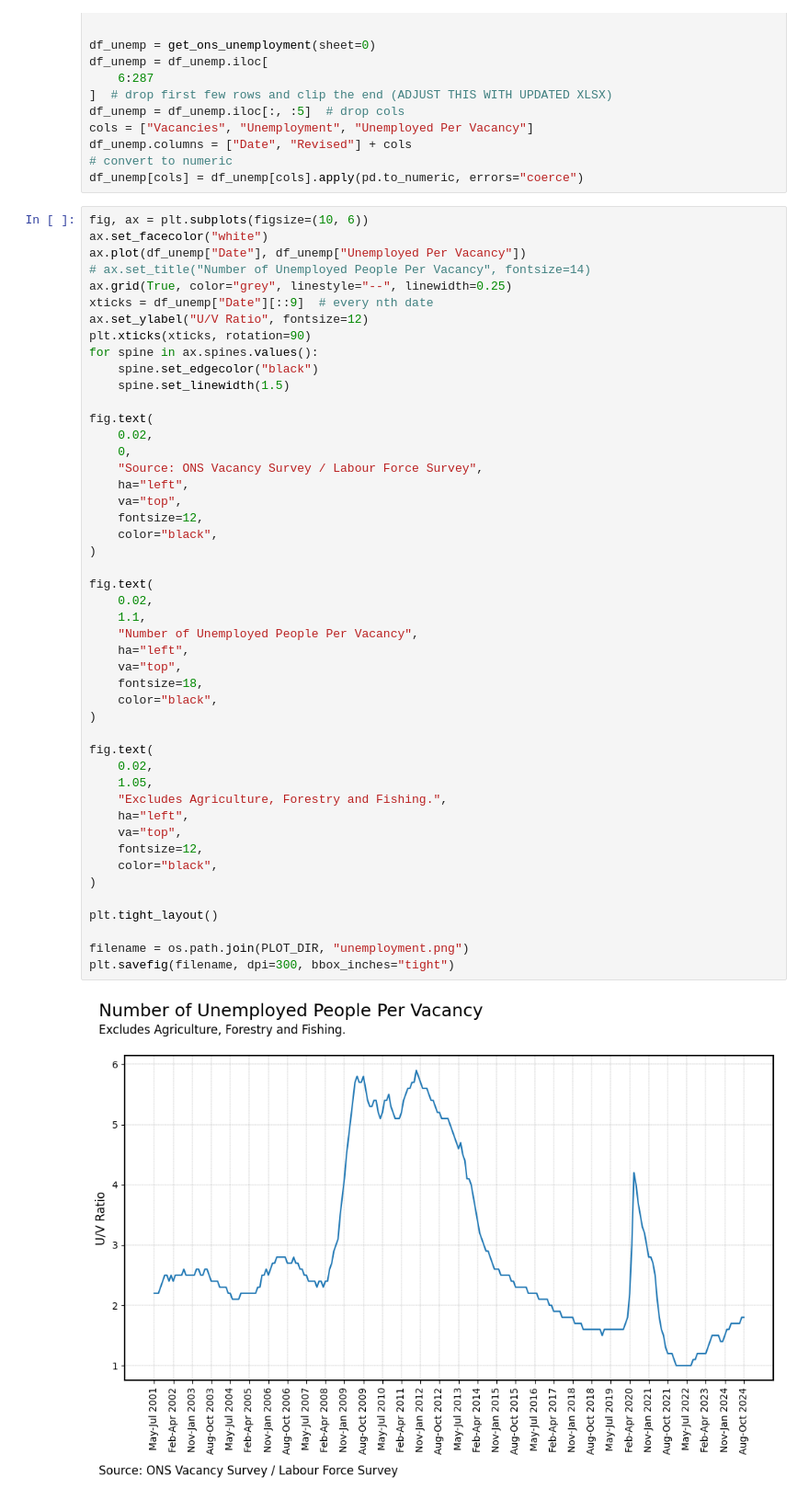
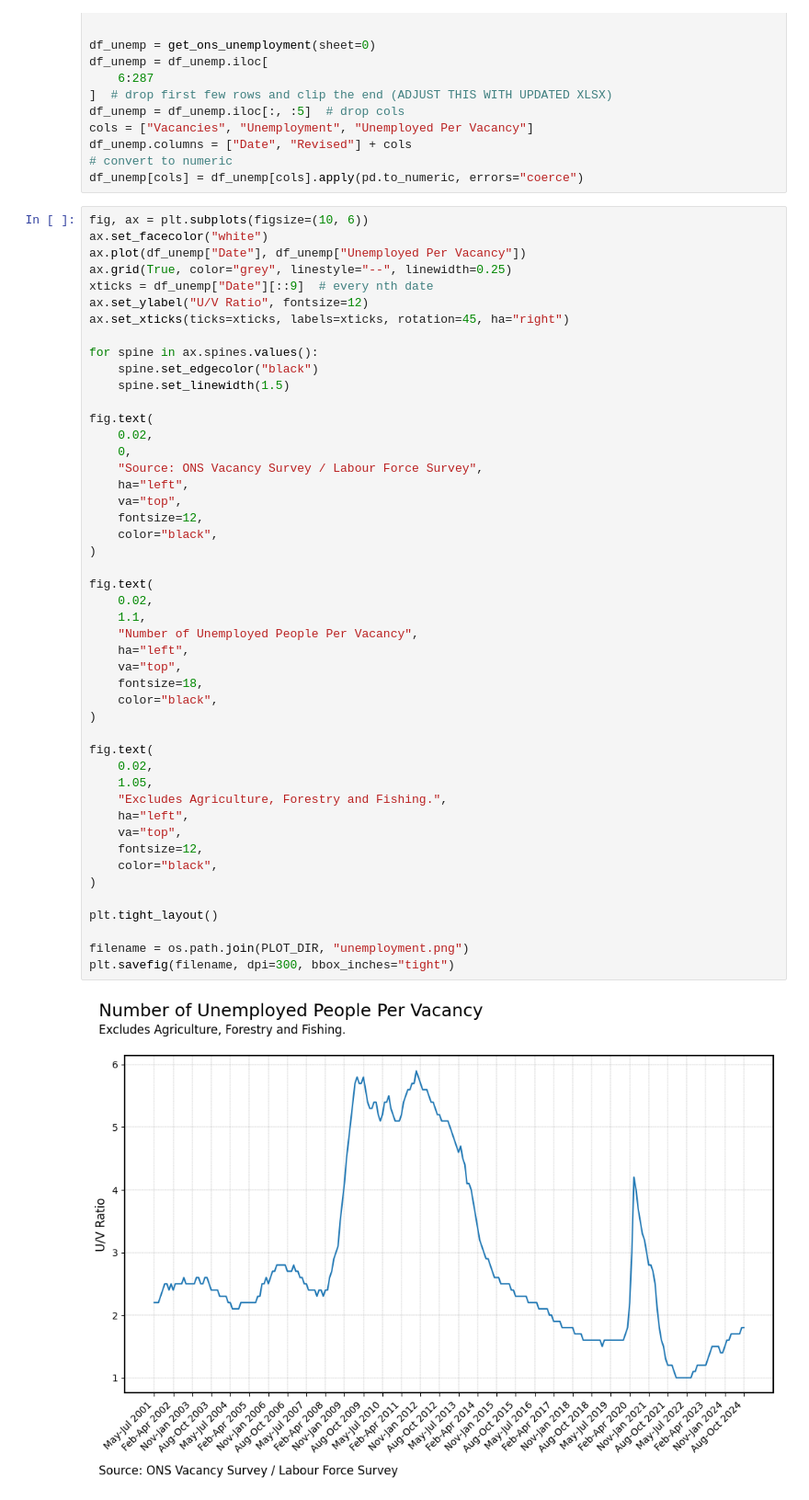
Before and after one commit to rpreen/econ, a Jupyter notebook: econ.ipynb, the cells around one changed output. Shown at 92% size. Drawn from its saved outputs; the diff is of its cells as text.

```diff
--- a/econ.ipynb
+++ b/econ.ipynb
@@ -1109,11 +1109,11 @@ df_unemp[cols] = df_unemp[cols].apply(pd.to_numeric, errors="coerce")
 fig, ax = plt.subplots(figsize=(10, 6))
 ax.set_facecolor("white")
 ax.plot(df_unemp["Date"], df_unemp["Unemployed Per Vacancy"])
-# ax.set_title("Number of Unemployed People Per Vacancy", fontsize=14)
 ax.grid(True, color="grey", linestyle="--", linewidth=0.25)
 xticks = df_unemp["Date"][::9]  # every nth date
 ax.set_ylabel("U/V Ratio", fontsize=12)
-plt.xticks(xticks, rotation=90)
+ax.set_xticks(ticks=xticks, labels=xticks, rotation=45, ha="right")
+
 for spine in ax.spines.values():
     spine.set_edgecolor("black")
     spine.set_linewidth(1.5)
@@ -1126,31 +1126,31 @@ fig.text(
     va="top",
     fontsize=12,
     color="black",
 )
 
 fig.text(
     0.02,
     1.1,
     "Number of Unemployed People Per Vacancy",
     ha="left",
     va="top",
     fontsize=18,
     color="black",
 )
 
 fig.text(
     0.02,
     1.05,
     "Excludes Agriculture, Forestry and Fishing.",
     ha="left",
     va="top",
     fontsize=12,
     color="black",
 )
 
 plt.tight_layout()
 
 filename = os.path.join(PLOT_DIR, "unemployment.png")
 plt.savefig(filename, dpi=300, bbox_inches="tight")
 # %% [output]
-[figure, old version]
+[figure, new version]
```
Also changed, not shown: parts of 1 cell of this notebook.
